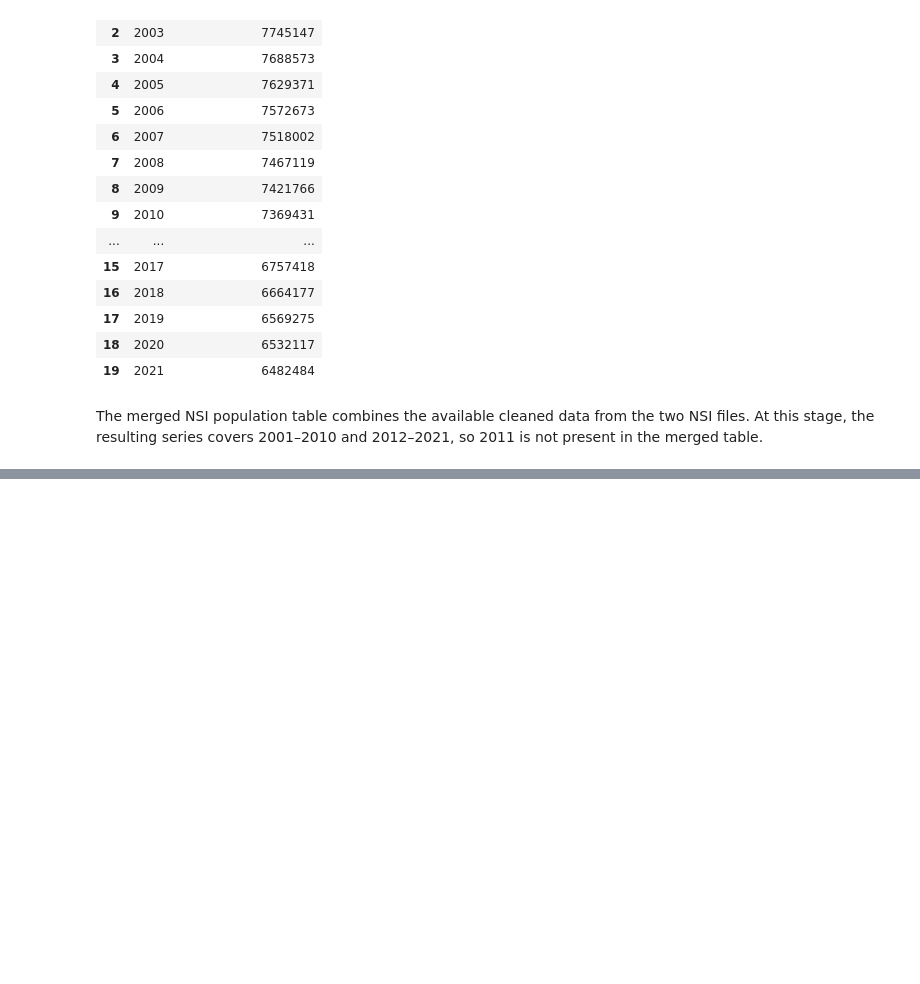
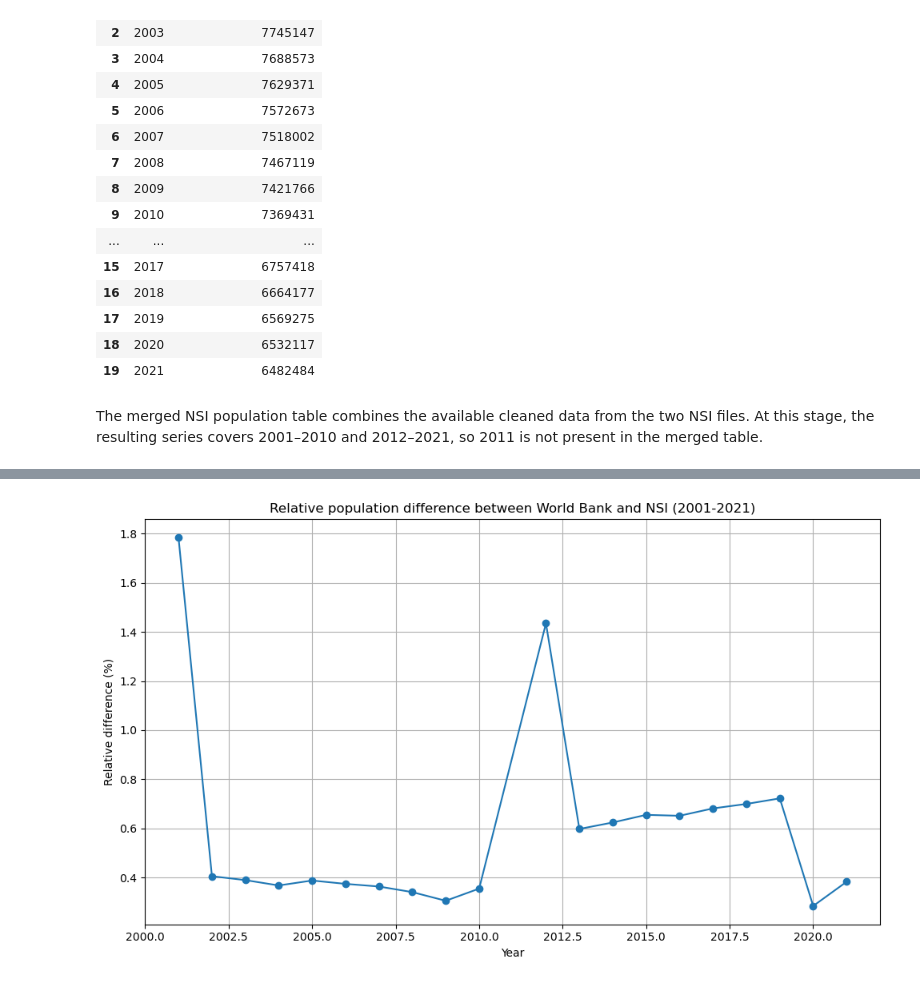
Before and after one commit to AleksM654/bulgaria-before-after-1989, a Jupyter notebook: notebooks/01_data_inspection_and_cleaning.ipynb, the cells around one changed output, grey strips where cells are left out. Drawn from its saved outputs; the diff is of its cells as text; code cells hidden in the pictures; blank space fills up the shorter version.

```diff
--- a/notebooks/01_data_inspection_and_cleaning.ipynb
+++ b/notebooks/01_data_inspection_and_cleaning.ipynb
@@ -627,0 +794,17 @@ The merged NSI population table combines the available cleaned data from the two
+# %%
+plt.figure(figsize=(10, 6))
+
+plt.plot(
+    population_comparison["year"],
+    population_comparison["relative_difference_pct"],
+    marker="o"
+)
+
+plt.title("Relative population difference between World Bank and NSI (2001-2021)")
+plt.xlabel("Year")
+plt.ylabel("Relative difference (%)")
+plt.grid(True)
+plt.tight_layout()
+plt.show()
+# %% [output]
+[figure, added]
```
Also changed, not shown: parts of 13 cells of this notebook.
